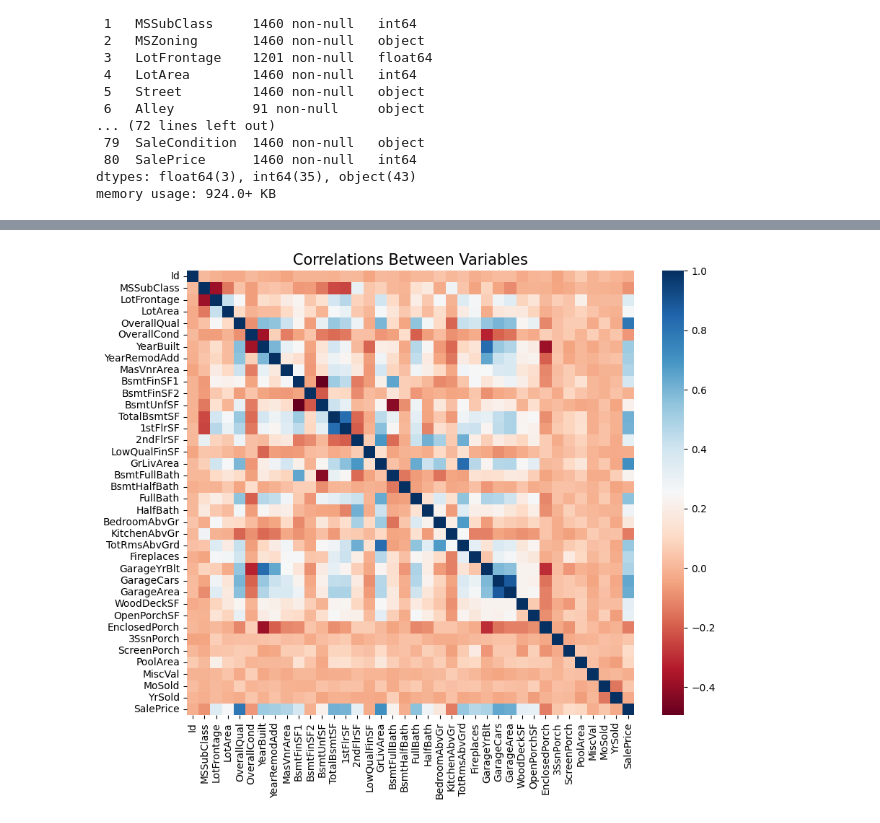
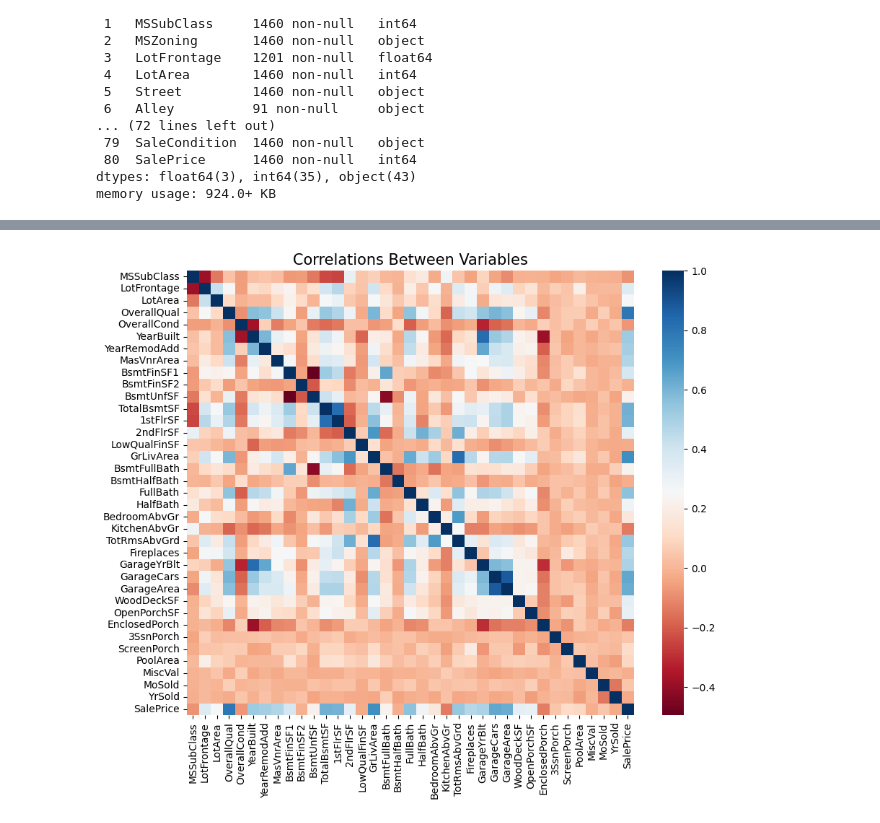
Before and after one commit to aaryarao/HousingPriceRegression, a Jupyter notebook: Kaggle_ML_housing.ipynb, the cells around one changed output, grey strips where cells are left out. Cells and saved outputs as stored; diff of their text form; code cells hidden in the pictures.

```diff
--- a/Kaggle_ML_housing.ipynb
+++ b/Kaggle_ML_housing.ipynb
@@ -126,5 +68,5 @@ Name: SaleCondition, dtype: int64}
 # %%
 # analyzing distribution of numerical dtypes
-df_num = df.select_dtypes(include = ['float64', 'int64'])
+df_num = df.drop('Id', axis=1).select_dtypes(include=['float64', 'int64'])
 df_num.hist(figsize=(16, 18), bins=50, xlabelsize=8, ylabelsize=8)
 # %% [output]
@@ -149,7 +106,8 @@ array([[<Axes: title={'center': 'Id'}>,
 # %%
+# Correlation map
 plt.figure(figsize=(10,8))
-sns.heatmap(df.corr(), cmap="RdBu")
+sns.heatmap(df_num.corr(), cmap="RdBu")
 plt.title("Correlations Between Variables", size=15)
 plt.show()
 # %% [output]
-[figure, old version]
+[figure, new version]
```
Also changed, not shown: parts of 48 cells of this notebook.
